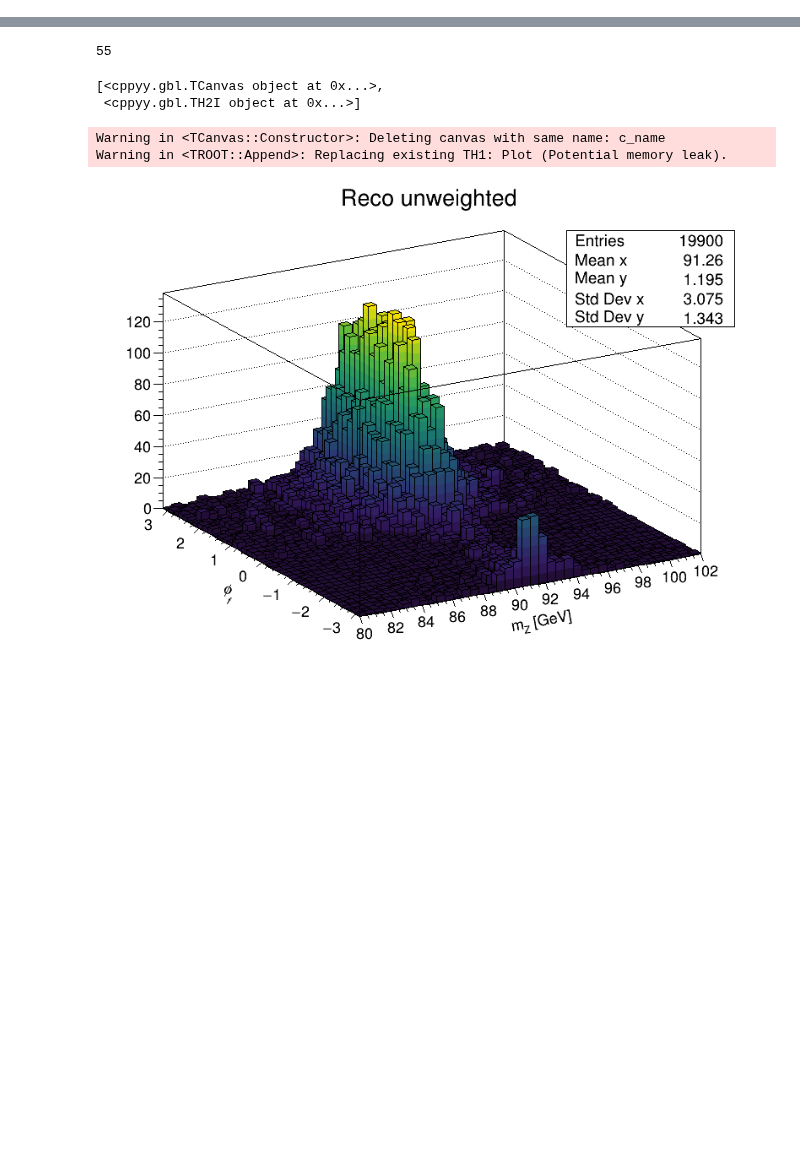
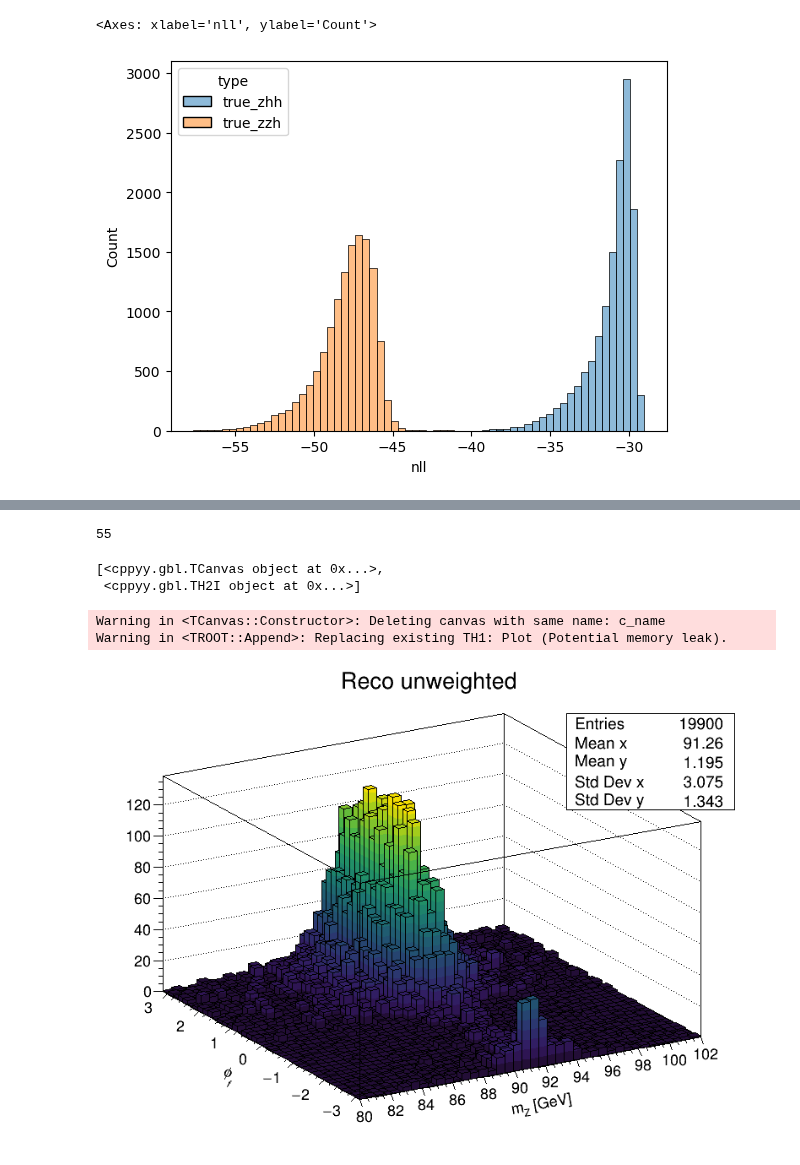
Before and after one commit to nVentis/MEM_HEP, a Jupyter notebook: view_v3.ipynb, the cells around one changed output, grey strips where cells are left out. Drawn from its saved outputs; the diff is of its cells as text; code cells hidden in the pictures; blank space fills up the shorter version.

```diff
--- a/view_v3.ipynb
+++ b/view_v3.ipynb
@@ -163,3 +216,8 @@ Length: 81, dtype: object
+# %%
+sns.histplot(data_split, x="nll", hue="type", bins=64)
+# %% [output]
+<Axes: xlabel='nll', ylabel='Count'>
+[figure, added]
 # %%
 data.shape
 # %% [output]
```
Also changed, not shown: parts of 77 cells of this notebook, 5 other files.
